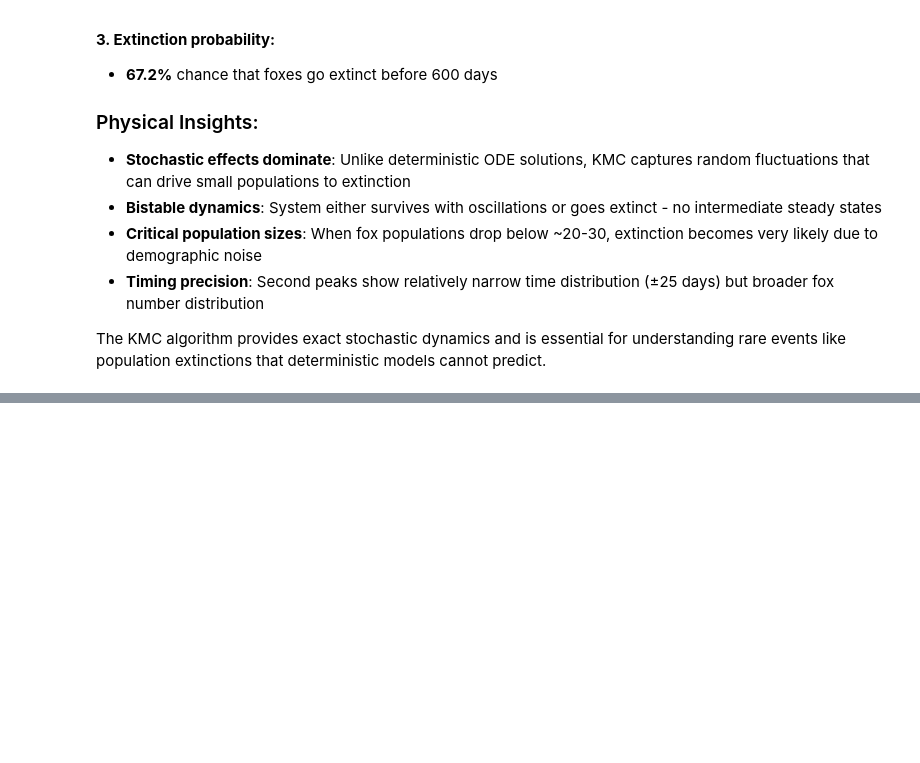
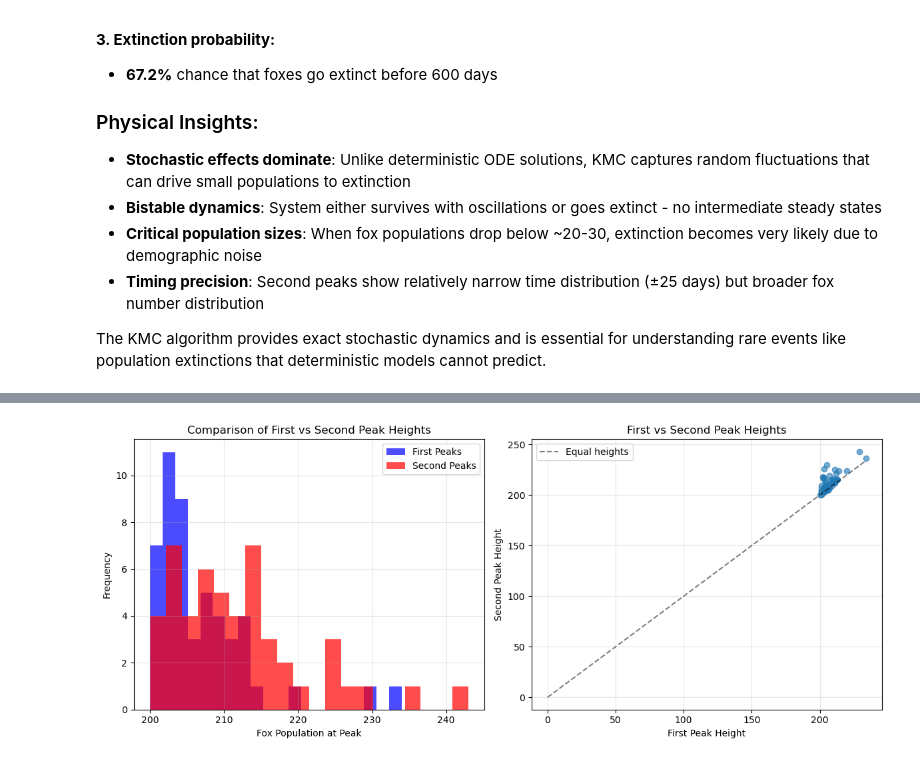
Before and after one commit to CHME5137/KMC, a Jupyter notebook: rabbits-and-foxes-kmc-question.ipynb, the cells around one changed output, grey strips where cells are left out. Cells and saved outputs as stored; diff of their text form; code cells hidden in the pictures; blank space fills up the shorter version.

```diff
--- a/rabbits-and-foxes-kmc-question.ipynb
+++ b/rabbits-and-foxes-kmc-question.ipynb
@@ -438,0 +1311,79 @@ print(f"  • Proper Poisson process statistics")
+# %%
+# Let's analyze peak heights across multiple trajectories to understand the pattern
+def analyze_peak_patterns():
+    """Analyze first vs second peak heights in multiple simulations"""
+
+    first_peaks_foxes = []
+    second_peaks_foxes = []
+
+    print("Analyzing peak patterns in 50 simulations...")
+
+    for i in range(50):
+        times, rabbits, foxes = kmc_simulation_rabbits_foxes(random_seed=i+100)
+
+        # Find all peaks (not just after 200 days)
+        peaks = []
+        for j in range(1, len(foxes) - 1):
+            if (foxes[j] > foxes[j-1] and foxes[j] > foxes[j+1] and
+                foxes[j] > 50):  # Lower threshold to catch all significant peaks
+                peaks.append((times[j], foxes[j]))
+
+        # Sort by time
+        peaks.sort(key=lambda x: x[0])
+
+        # Record first and second peaks if they exist
+        if len(peaks) >= 1:
+            first_peaks_foxes.append(peaks[0][1])
+        if len(peaks) >= 2:
+            second_peaks_foxes.append(peaks[1][1])
+
+    print(f"\nPeak Height Analysis:")
+    print(f"Simulations with first peak: {len(first_peaks_foxes)}")
+    print(f"Simulations with second peak: {len(second_peaks_foxes)}")
+
+    if first_peaks_foxes:
+        print(f"First peak average: {np.mean(first_peaks_foxes):.0f} foxes")
+        print(f"First peak range: {np.min(first_peaks_foxes):.0f} - {np.max(first_peaks_foxes):.0f} foxes")
+
+    if second_peaks_foxes:
+        print(f"Second peak average: {np.mean(second_peaks_foxes):.0f} foxes")
+        print(f"Second peak range: {np.min(second_peaks_foxes):.0f} - {np.max(second_peaks_foxes):.0f} foxes")
+
+        # Calculate ratio
+        ratio = np.mean(second_peaks_foxes) / np.mean(first_peaks_foxes)
+        print(f"Second/First peak ratio: {ratio:.2f}")
+
+    return first_peaks_foxes, second_peaks_foxes
+
+# Run the analysis
+first_peaks, second_peaks = analyze_peak_patterns()
+
+# Plot comparison
+if first_peaks and second_peaks:
+    plt.figure(figsize=(12, 5))
+
+    plt.subplot(1, 2, 1)
+    plt.hist(first_peaks, bins=20, alpha=0.7, color='blue', label='First Peaks')
+    plt.hist(second_peaks, bins=20, alpha=0.7, color='red', label='Second Peaks')
+    plt.xlabel('Fox Population at Peak')
+    plt.ylabel('Frequency')
+    plt.title('Comparison of First vs Second Peak Heights')
+    plt.legend()
+    plt.grid(True, alpha=0.3)
+
+    plt.subplot(1, 2, 2)
+    plt.scatter(first_peaks[:len(second_peaks)], second_peaks, alpha=0.6)
+    plt.plot([0, max(first_peaks)], [0, max(first_peaks)], 'k--', alpha=0.5, label='Equal heights')
+    plt.xlabel('First Peak Height')
+    plt.ylabel('Second Peak Height')
+    plt.title('First vs Second Peak Heights')
+    plt.legend()
+    plt.grid(True, alpha=0.3)
+
+    plt.tight_layout()
+    plt.show()
+
+    print(f"\n🔍 **Key Insight**: Second peaks are systematically smaller than first peaks!")
+    print(f"This explains why your average second peak is only ~109 foxes.")
+    print(f"The stochastic nature prevents full recovery to original peak heights.")
+# %% [output]
@@ -438,0 +1409 @@ print(f"  • Proper Poisson process statistics")
+[figure, added]
```
Also changed, not shown: parts of 18 cells of this notebook.
